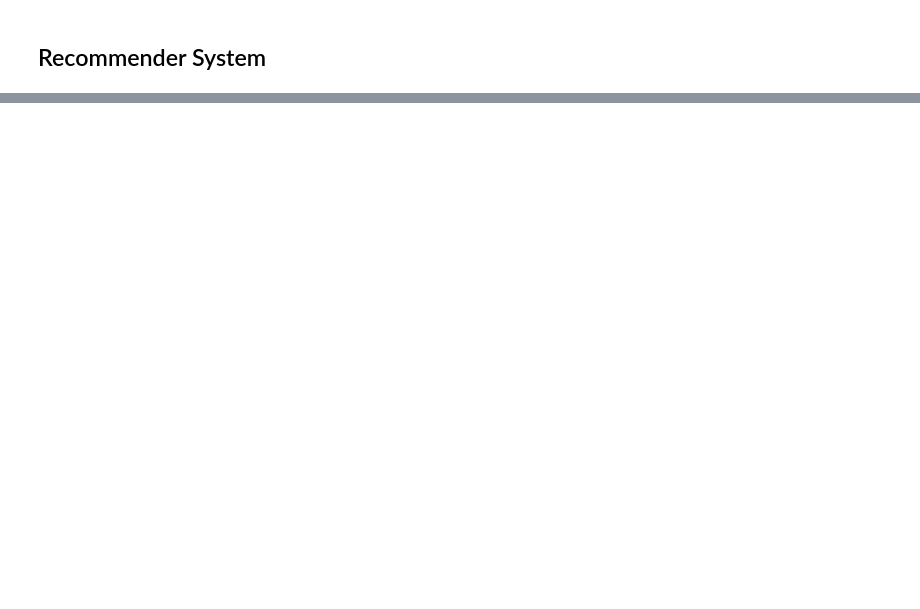
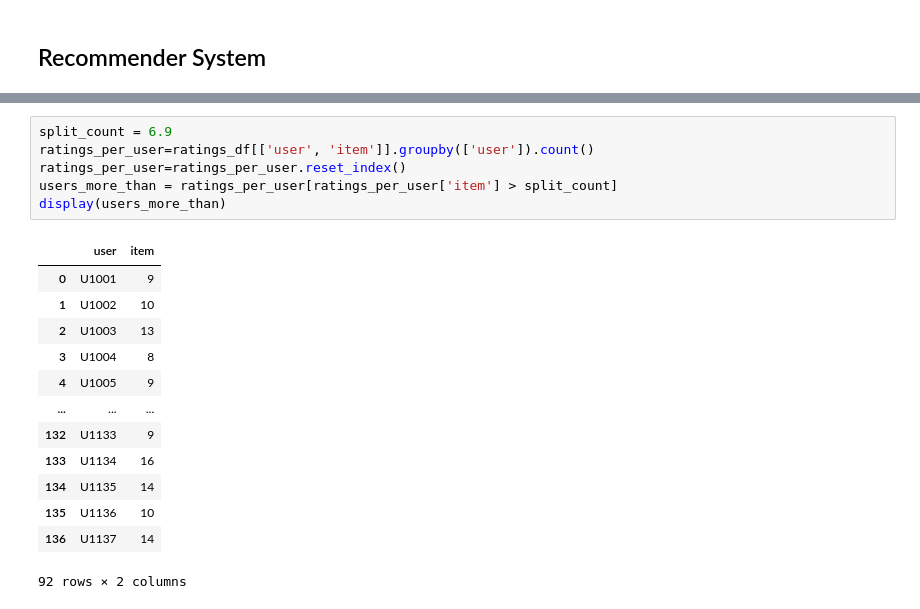
Before and after one commit to HusamAQ/RecSys_weRecommenaGrade10, a Jupyter notebook: data_preprocessing.ipynb, the cells around one changed output, grey strips where cells are left out. Drawn from its saved outputs; the diff is of its cells as text; blank space fills up the shorter version.

```diff
--- a/data_preprocessing.ipynb
+++ b/data_preprocessing.ipynb
@@ -124,0 +176,20 @@ display(ratings_df)
+# %%
+split_count = 6.9
+ratings_per_user=ratings_df[['user', 'item']].groupby(['user']).count()
+ratings_per_user=ratings_per_user.reset_index()
+users_more_than = ratings_per_user[ratings_per_user['item'] > split_count]
+display(users_more_than)
+# %% [output]
+|  | user | item |
+| 0 | U1001 | 9 |
+| 1 | U1002 | 10 |
+| 2 | U1003 | 13 |
+| 3 | U1004 | 8 |
+| 4 | U1005 | 9 |
+| ... | ... | ... |
+| 132 | U1133 | 9 |
+| 133 | U1134 | 16 |
+| 134 | U1135 | 14 |
+| 135 | U1136 | 10 |
+| 136 | U1137 | 14 |
+92 rows × 2 columns
```
Also changed, not shown: parts of 6 cells of this notebook.
